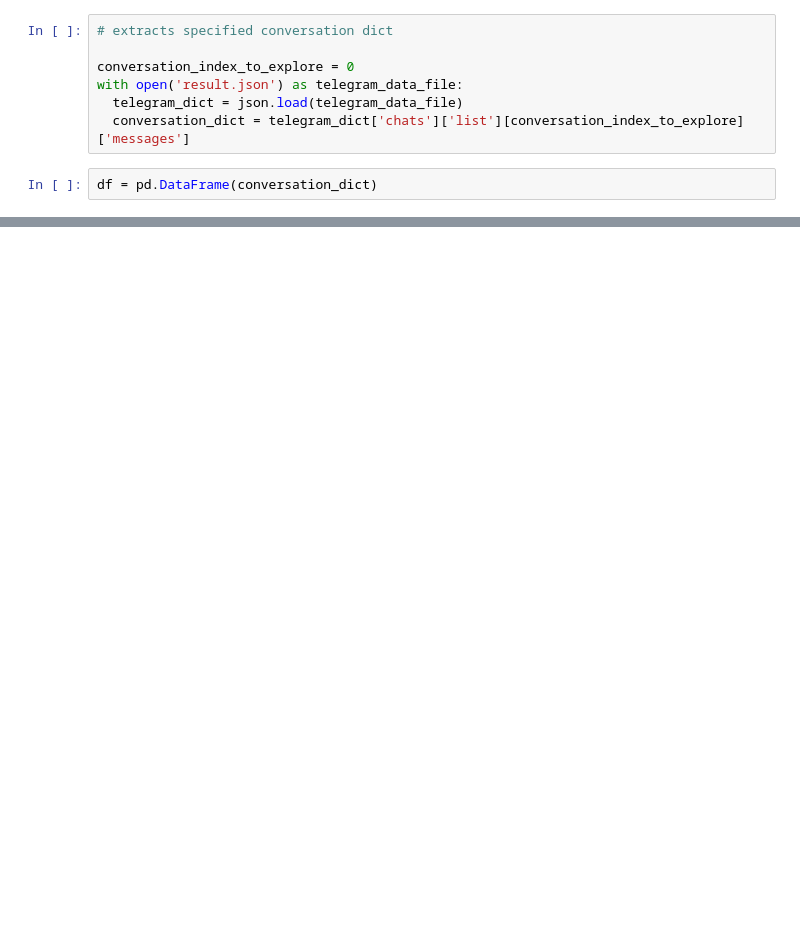
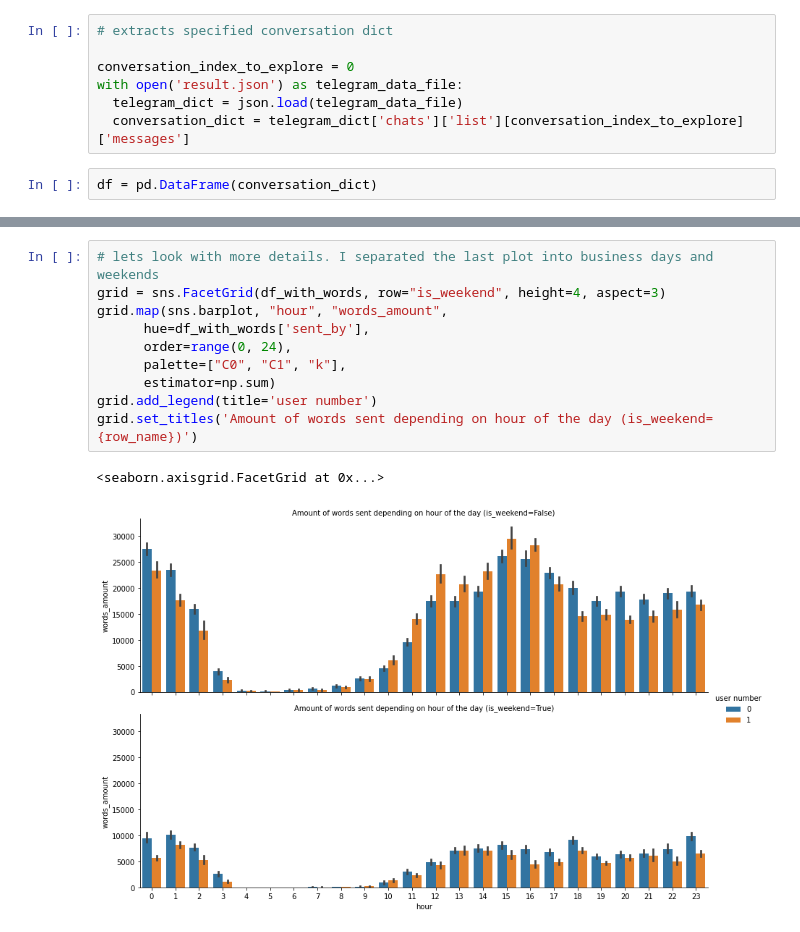
Before and after one commit to Nikita-Gz/Telegram-data-EDA, a Jupyter notebook: TelegramEDA.ipynb, the cells around one changed output, grey strips where cells are left out. Cells and saved outputs as stored; diff of their text form; blank space fills up the shorter version.

```diff
--- a/TelegramEDA.ipynb
+++ b/TelegramEDA.ipynb
@@ -85,0 +109,13 @@ dtype: object
+# %%
+# lets look with more details. I separated the last plot into business days and weekends
+grid = sns.FacetGrid(df_with_words, row="is_weekend", height=4, aspect=3)
+grid.map(sns.barplot, "hour", "words_amount",
+      hue=df_with_words['sent_by'],
+      order=range(0, 24),
+      palette=["C0", "C1", "k"],
+      estimator=np.sum)
+grid.add_legend(title='user number')
+grid.set_titles('Amount of words sent depending on hour of the day (is_weekend={row_name})')
+# %% [output]
+<seaborn.axisgrid.FacetGrid at 0x...>
+[figure, added]
```
Also changed, not shown: parts of 74 cells of this notebook.
